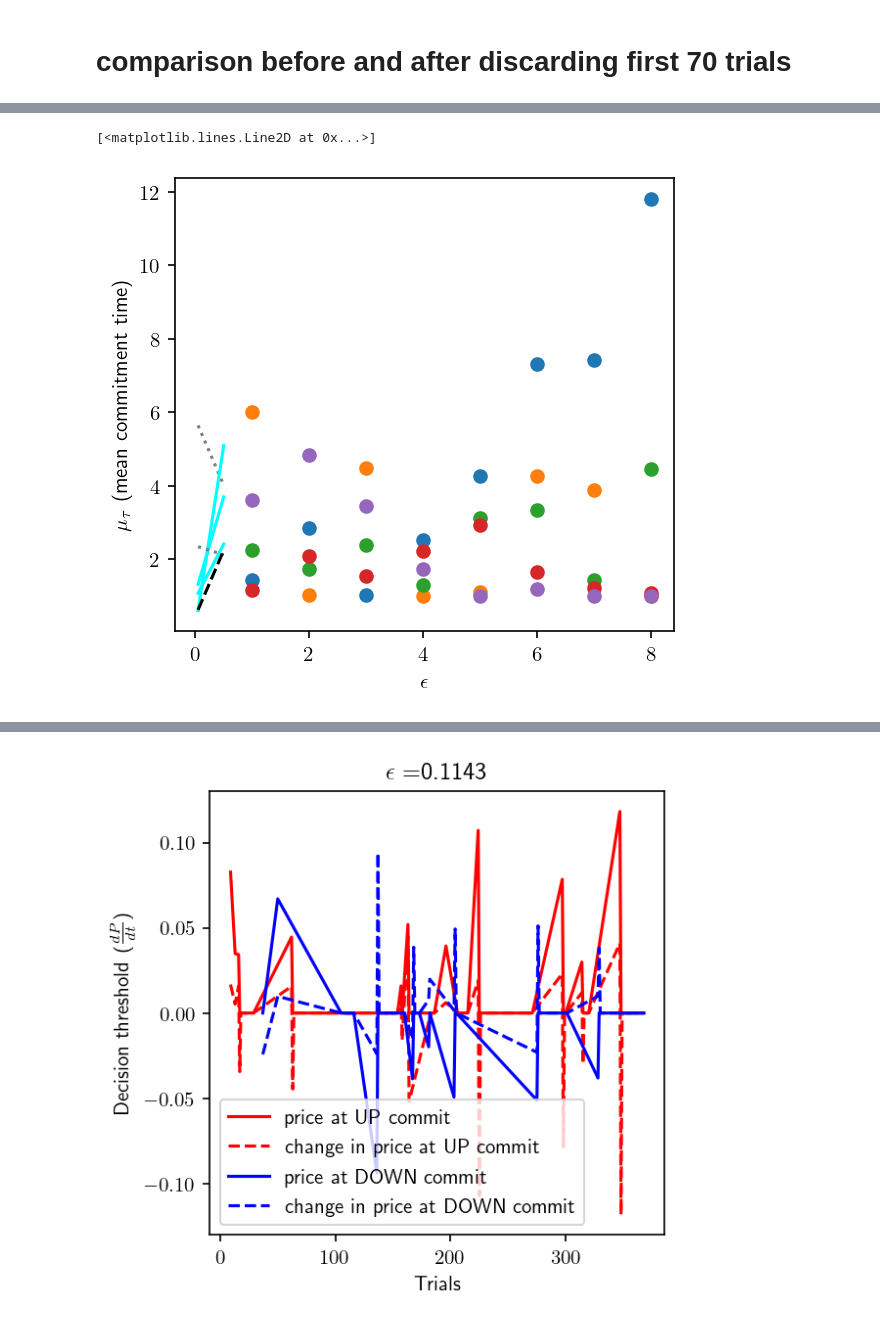
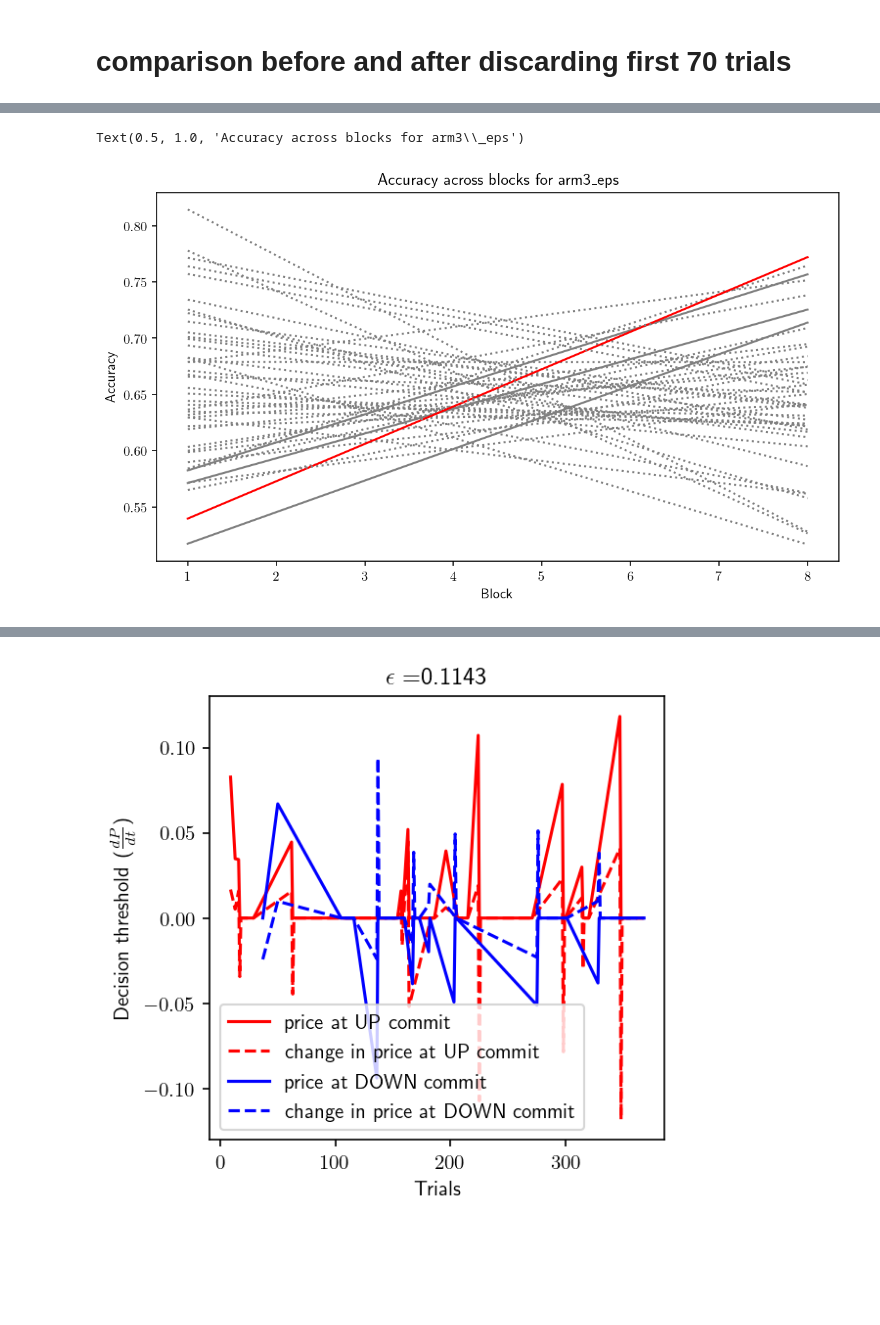
Before and after one commit to kalburge/stock-predict, a Jupyter notebook: pavlovia_exp/analyze_eps.ipynb, the cells around one changed output, grey strips where cells are left out. Drawn from its saved outputs; the diff is of its cells as text; code cells hidden in the pictures; blank space fills up the shorter version.

```diff
--- a/pavlovia_exp/analyze_eps.ipynb
+++ b/pavlovia_exp/analyze_eps.ipynb
@@ -23,10 +23,13 @@ data_path = "arm3_eps_v2/data"
 files = get_files_in_directory(data_path)
 N = len(files)
 # %%
-pop_acc = []; ids = []
+pop_acc = []; ids = []; exp_len = []
 for f in files:
-    pid, df, acc = load(f, eps_thresh, True)
+    pid, df, acc, length = load(f, eps_thresh, True)
+    exp_len.append(length)
     ids.append(pid); pop_acc.append(acc)
 pop_mean_acc = np.mean(pop_acc)
+exp_len = np.array(exp_len)/60
 print(pop_mean_acc)
+print(N)
 # %% [output]
@@ -41,0 +54,8 @@ print(ids, '\n', pop_acc)
+# %%
+for f in ids:
+    if f not in ['60ffd7de4dc3ea2bfd477a22', '5bf890e426e31d0001040667', '5cd1bdedf2156c00013b0152',
+                '61648e4f0d2212047ab36b27', '615d50afaa1ddf26457e079c']:
+        print(f)
+for a in pop_acc:
+    print(a)
+plt.hist(pop_acc)
@@ -73,22 +233,17 @@ plt.plot(df_eps['eps'].unique(), mdl_avg_eps, c='black', linewidth=5)
 # %%
-fig, ax = plt.subplots(figsize=(9,4),dpi=150)
-plt.subplots_adjust(wspace=0.1)
-plt.subplot(121)
-pop_acc = []
+fig, ax = plt.subplots(figsize=(9,5),dpi=150)
+plt.subplots_adjust(wspace=0.2)
 for f in files:
-    pid, df, acc = load(f, eps_thresh)
-    pop_acc.append(acc)
-pop_mean_acc = np.mean(pop_acc)
-for f in files:
-    pid, df, acc = load(f, eps_thresh)
-    if np.abs(acc - pop_mean_acc) < 2*np.std(pop_acc):
-        __, eps, mu_i, __ = get_mean_iai(df)
-        x,y,l,c = get_linear_fit(eps,mu_i)
-        plt.scatter(np.linspace(1,8,8),mu_i)
+    pid, df, acc, length = load(f, eps_thresh)
+    if np.abs(acc - pop_mean_acc) < 1.25*np.std(pop_acc):
+        __, eps, acc_i = get_accuracy(df)
+        rounds = np.linspace(1,8,8).reshape(-1,1)
+        x,y,l,c = get_linear_fit(rounds,acc_i)
         plt.plot(x,y, linestyle = l, c=c)
-plt.xlabel('$\epsilon$')
-plt.ylabel('$\mu_\\tau$ (mean commitment time)')
-plt.plot(fit_eps, fit_mu, 'k--')
+plt.xlabel('Block')
+plt.ylabel('Accuracy')
+plt.title('Accuracy across blocks for arm3\_eps')
+# plt.plot(fit_q, fit_mu, 'k--')
 # %% [output]
-[<matplotlib.lines.Line2D at 0x...>]
+Text(0.5, 1.0, 'Accuracy across blocks for arm3\\_eps')
-[figure, old version]
+[figure, new version]
```
Also changed, not shown: parts of 11 cells of this notebook, 2 other files.
